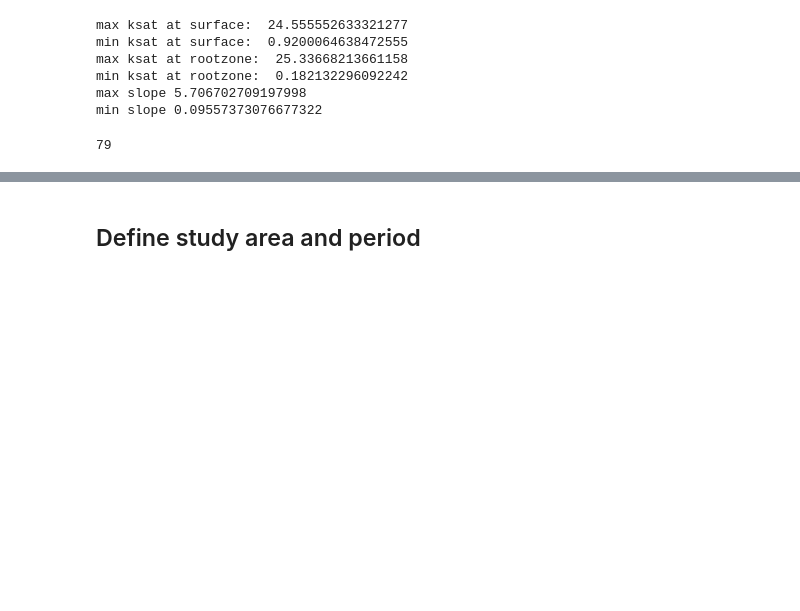
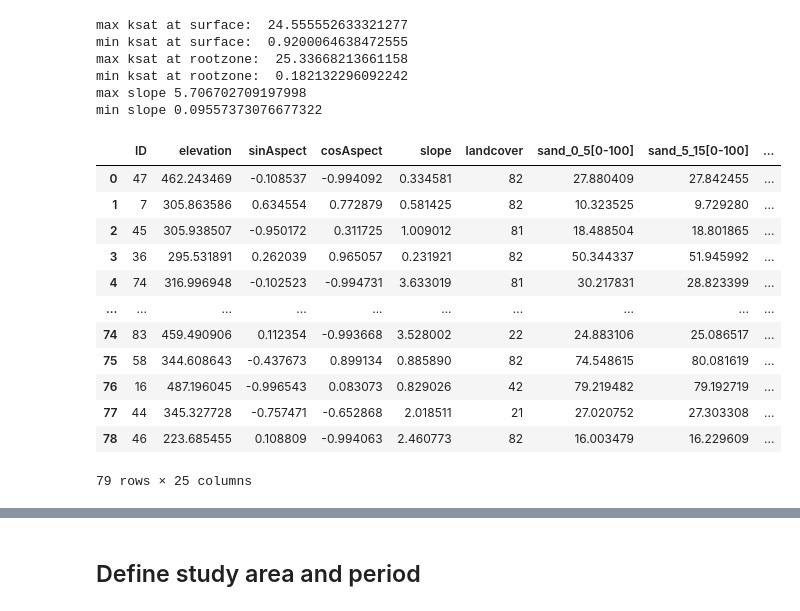
Before and after one commit to ilmcconnell/HRSM, a Jupyter notebook: HRSM_MAPPING_ML_pipeline_multiplePoints_lgar_inputs.ipynb, the cells around one changed output, grey strips where cells are left out. Drawn from its saved outputs; the diff is of its cells as text; code cells hidden in the pictures; blank space fills up the shorter version.

```diff
--- a/HRSM_MAPPING_ML_pipeline_multiplePoints_lgar_inputs.ipynb
+++ b/HRSM_MAPPING_ML_pipeline_multiplePoints_lgar_inputs.ipynb
@@ -479,8 +498,21 @@ LC_idnum_arr = np.array(LC_values.aggregate_array('id_num').getInfo())[:]
 # extract pixel values of Polaris soil using feature collection
 polaris_values = polaris.sampleRegions(collection=feature_collection,scale=100)
 ml_sand_0_5 = np.array(polaris_values.aggregate_array('sand_0_5').getInfo())[:]
+
+ml_sand_5_15 = np.array(polaris_values.aggregate_array('sand_5_15').getInfo())[:]
+ml_sand_15_30 = np.array(polaris_values.aggregate_array('sand_15_30').getInfo())[:]
+ml_sand_30_60 = np.array(polaris_values.aggregate_array('sand_30_60').getInfo())[:]
+ml_sand_60_100 = np.array(polaris_values.aggregate_array('sand_60_100').getInfo())[:]
+
 ml_sand_0_100 = np.array(polaris_values.aggregate_array('sand_0_100').getInfo())[:]
 ml_clay_0_5 = np.array(polaris_values.aggregate_array('clay_0_5').getInfo())[:]
+
+
+ml_clay_5_15 = np.array(polaris_values.aggregate_array('clay_5_15').getInfo())[:]
+ml_clay_15_30 = np.array(polaris_values.aggregate_array('clay_15_30').getInfo())[:]
+ml_clay_30_60 = np.array(polaris_values.aggregate_array('clay_30_60').getInfo())[:]
+ml_clay_60_100 = np.array(polaris_values.aggregate_array('clay_60_100').getInfo())[:]
+
 ml_clay_0_100 = np.array(polaris_values.aggregate_array('clay_0_100').getInfo())[:]
 ml_bd_0_5 = np.array(polaris_values.aggregate_array('bd_0_5').getInfo())[:]
 ml_bd_0_100 = np.array(polaris_values.aggregate_array('bd_0_100').getInfo())[:]
@@ -539,36 +571,73 @@ max slope 5.706702709197998
 min slope 0.09557373076677322
 # %%
 #@title reorganize dataframe
+
+# ml_sand_0_5 = np.array(polaris_values.aggregate_array('sand_0_5').getInfo())[:]
+
+# ml_sand_5_15 = np.array(polaris_values.aggregate_array('sand_5_15').getInfo())[:]
+# ml_sand_15_30 = np.array(polaris_values.aggregate_array('sand_15_30').getInfo())[:]
+# ml_sand_30_60 = np.array(polaris_values.aggregate_array('sand_30_60').getInfo())[:]
+# ml_sand_60_100 = np.array(polaris_values.aggregate_array('sand_60_100').getInfo())[:]
+
+# ml_sand_0_100 = np.array(polaris_values.aggregate_array('sand_0_100').getInfo())[:]
+# ml_clay_0_5 = np.array(polaris_values.aggregate_array('clay_0_5').getInfo())[:]
+
+
+# ml_clay_5_15 = np.array(polaris_values.aggregate_array('clay_5_15').getInfo())[:]
+# ml_clay_15_30 = np.array(polaris_values.aggregate_array('clay_15_30').getInfo())[:]
+# ml_clay_30_60 = np.array(polaris_values.aggregate_array('clay_30_60').getInfo())[:]
+# ml_clay_60_100 = np.array(polaris_values.aggregate_array('clay_60_100').getInfo())[:]
 
 df_constant = pd.DataFrame({
     'ID': dem_idnum_arr,
     'elevation': elevation_arr,
     'sinAspect': sinAsp_arr,
     'cosAspect': cosAsp_arr,
     'slope': slopeDegree_arr,
     'landcover': landcover_arr,
     'sand_0_5[0-100]': ml_sand_0_5,
+    'sand_5_15[0-100]': ml_sand_5_15,
+    'sand_15_30[0-100]': ml_sand_15_30,
+    'sand_30_60[0-100]': ml_sand_30_60,
+    'sand_60_100[0-100]': ml_sand_60_100,
     'sand_0_100[0-100]': ml_sand_0_100,
     'clay_0_5[0-100]': ml_clay_0_5,
+    'clay_5_15[0-100]': ml_clay_5_15,
+    'clay_15_30[0-100]': ml_clay_15_30,
+    'clay_30_60[0-100]': ml_clay_30_60,
+    'clay_60_100[0-100]': ml_clay_60_100,
     'clay_0_100[0-100]': ml_clay_0_100,
     'ksat_0_5[cm/hr]': ml_ksat_0_5,
     'ksat_0_100[cm/hr]': ml_ksat_0_100,
     'bd_0_5[g/cm3]': ml_bd_0_5,
     'bd_0_100[g/cm3]': ml_bd_0_100})
 
 merged_df = df_constant.merge(df_random_points, on='ID')
 
 
 refer_id_arr = merged_df['ID'].to_numpy()
 refer_lon_arr = merged_df['longitude'].to_numpy()
 refer_lat_arr = merged_df['latitude'].to_numpy()
 
 refer_id_idx_dict = {}
 for i in range(len(refer_id_arr)):
     refer_id_idx_dict[refer_id_arr[i]] = i
 
 
 len(refer_id_arr)
+merged_df
 # %% [output]
+|  | ID | elevation | sinAspect | cosAspect | slope | landcover | sand_0_5[0-100] | sand_5_15[0-100] | ... |
+| 0 | 47 | 462.243469 | -0.108537 | -0.994092 | 0.334581 | 82 | 27.880409 | 27.842455 | ... |
+| 1 | 7 | 305.863586 | 0.634554 | 0.772879 | 0.581425 | 82 | 10.323525 | 9.729280 | ... |
+| 2 | 45 | 305.938507 | -0.950172 | 0.311725 | 1.009012 | 81 | 18.488504 | 18.801865 | ... |
+| 3 | 36 | 295.531891 | 0.262039 | 0.965057 | 0.231921 | 82 | 50.344337 | 51.945992 | ... |
+| 4 | 74 | 316.996948 | -0.102523 | -0.994731 | 3.633019 | 81 | 30.217831 | 28.823399 | ... |
+| ... | ... | ... | ... | ... | ... | ... | ... | ... | ... |
+| 74 | 83 | 459.490906 | 0.112354 | -0.993668 | 3.528002 | 22 | 24.883106 | 25.086517 | ... |
+| 75 | 58 | 344.608643 | -0.437673 | 0.899134 | 0.885890 | 82 | 74.548615 | 80.081619 | ... |
+| 76 | 16 | 487.196045 | -0.996543 | 0.083073 | 0.829026 | 42 | 79.219482 | 79.192719 | ... |
+| 77 | 44 | 345.327728 | -0.757471 | -0.652868 | 2.018511 | 21 | 27.020752 | 27.303308 | ... |
+| 78 | 46 | 223.685455 | 0.108809 | -0.994063 | 2.460773 | 82 | 16.003479 | 16.229609 | ... |
-79
+79 rows × 25 columns
 # %%
```
Also changed, not shown: parts of 9 cells of this notebook.
